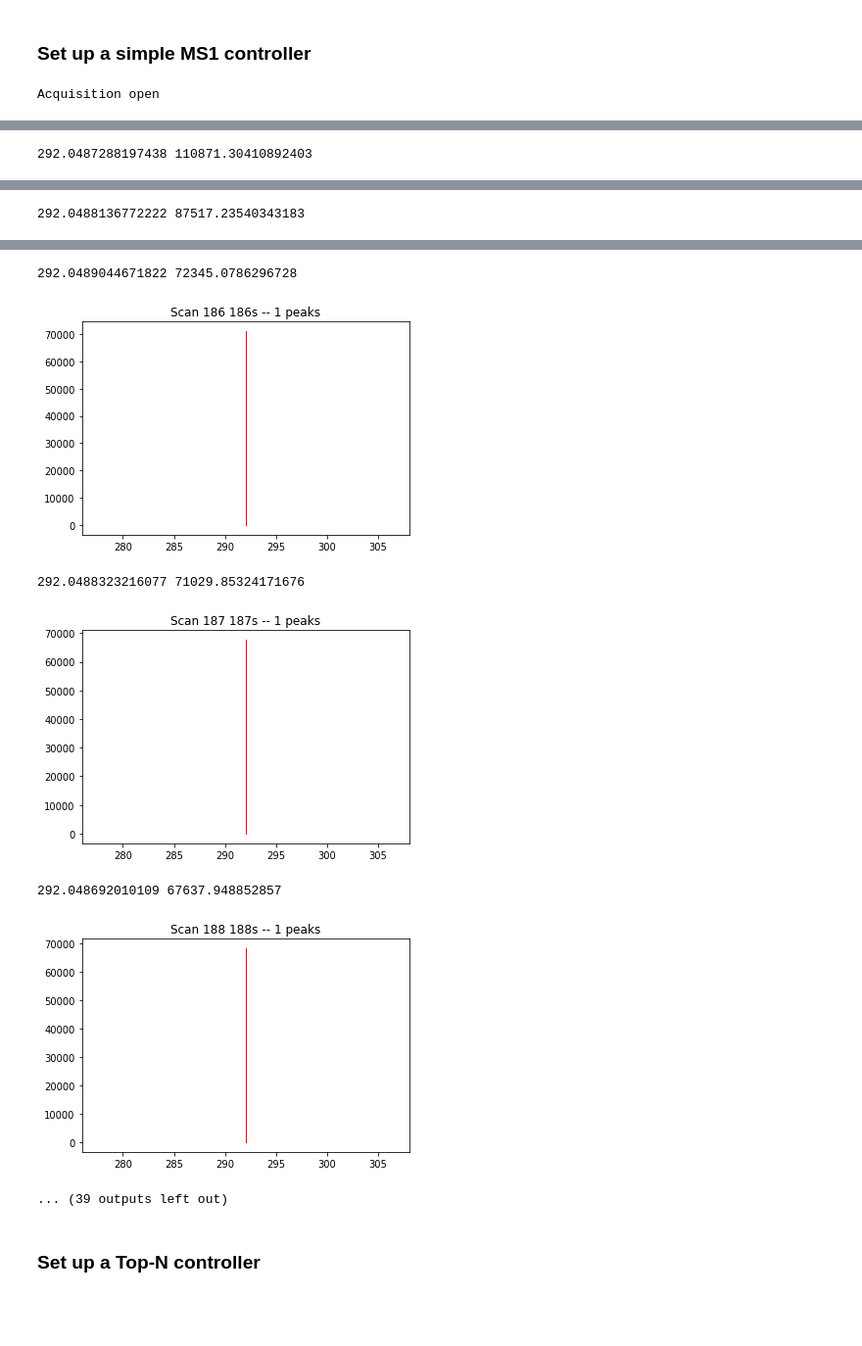
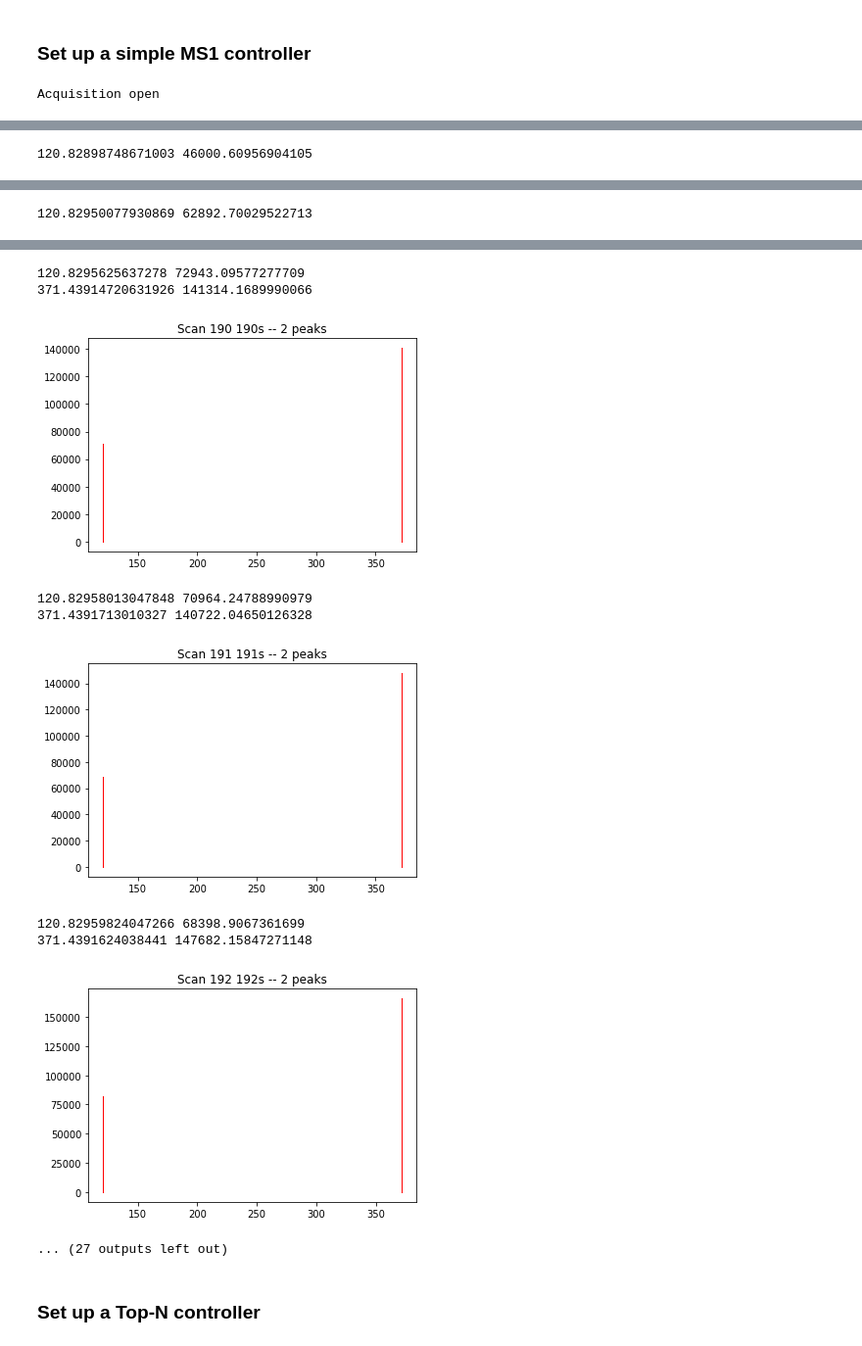
Before and after one commit to sdrogers/clms, a Jupyter notebook: Simulator/notebooks/controller_demo.ipynb, the cells around one changed output, grey strips where cells are left out. Shown at 98% size. Drawn from its saved outputs; the diff is of its cells as text; code cells hidden in the pictures; blank space fills up the shorter version.

```diff
--- a/Simulator/notebooks/controller_demo.ipynb
+++ b/Simulator/notebooks/controller_demo.ipynb
@@ -90,9 +90,8 @@ UnknownChemical mz=342.0012 rt=688.13 max_intensity=1.00
 ### Set up a simple MS1 controller
 # %%
 max_rt = 225
-
-mass_spec = IndependentMassSpectrometer(sampled_chemicals)
-controller = SimpleMs1Controller(chemicals, mass_spec)
+mass_spec = IndependentMassSpectrometer(POSITIVE, sampled_chemicals)
+controller = SimpleMs1Controller(mass_spec)
 controller.run(max_rt)
 # %% [output]
 Acquisition open
@@ -100 +99 @@ Acquisition open
-292.0487288197438 110871.30410892403
+120.82898748671003 46000.60956904105
@@ -102 +101 @@ Acquisition open
-292.0488136772222 87517.23540343183
+120.82950077930869 62892.70029522713
@@ -104,10 +103,13 @@ Acquisition open
-292.0489044671822 72345.0786296728
+120.8295625637278 72943.09577277709
+371.43914720631926 141314.1689990066
-[figure, old version]
+[figure, new version]
-292.0488323216077 71029.85324171676
+120.82958013047848 70964.24788990979
+371.4391713010327 140722.04650126328
-[figure, old version]
+[figure, new version]
-292.048692010109 67637.948852857
+120.82959824047266 68398.9067361699
+371.4391624038441 147682.15847271148
-[figure, old version]
+[figure, new version]
-... (39 outputs left out)
+... (27 outputs left out)
 # %% [markdown]
 ### Set up a Top-N controller
 # %%
```
Also changed, not shown: parts of 5 cells of this notebook, 4 other files.
